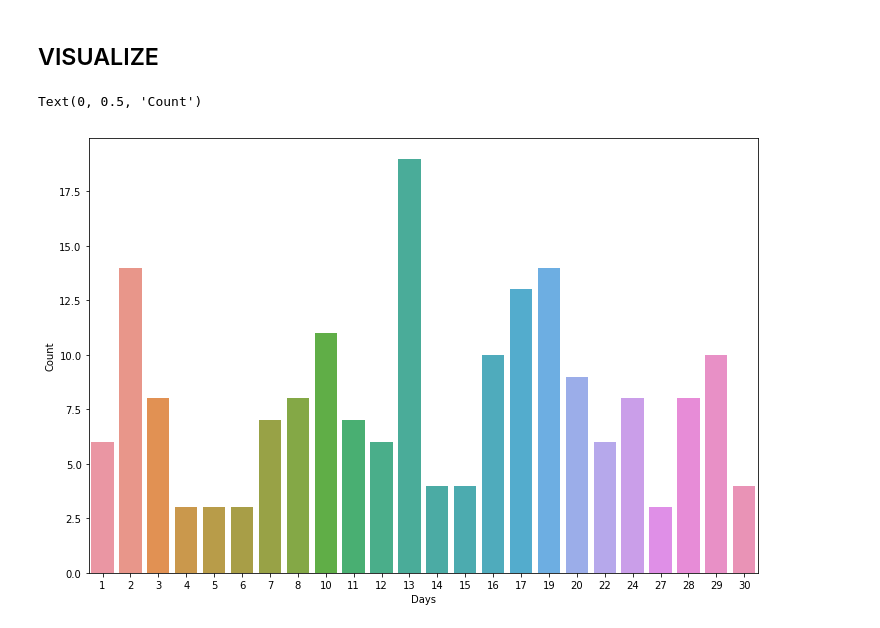
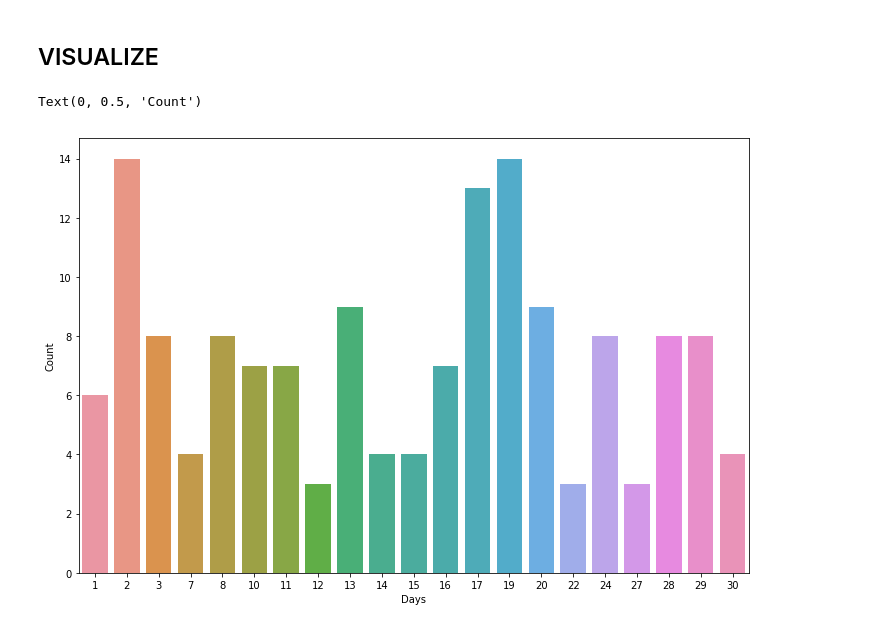
Before and after one commit to lcarcamo1526/Interview-Question, a Jupyter notebook: Interview.ipynb, the cells around one changed output. Saved outputs shown, nothing was run; the diff lists cells and outputs as text; code cells hidden in the pictures.

```diff
--- a/Interview.ipynb
+++ b/Interview.ipynb
@@ -152,10 +248,12 @@ class Reports:
 ### Main
 # %%
 report = Reports()
+report.set_dreturn()
+report.set_sma_5()
+
 report.set_true_range()
 report.data["TR"][1]=report.data.loc[:,["TR"]].median()
 report.set_avg_5th_range()
-
-current_TR = report.data["TR"][-1]
-avg_tr = report.average_true_range(5)
-daily_return = report.daily_return(5)
+report.set_dreturn_sma5()
+report.set_TR_ATR()
+report.set_output_question()
@@ -223,2 +325,2 @@ result
 # %%
-result = report.optimize(2,"tr")
+result = report.optimize(3,"tr")
@@ -284,6 +401,7 @@ cln = Cleanner()
 # %%
 data = cln.show_data()
 # %%
+### Sort dictionary by higher frequency
 def sort_dict(mydict):
     result = {}
     for key, value in sorted(mydict.items(), key=lambda item: item[1],reverse=True):
@@ -291,7 +409,7 @@ def sort_dict(mydict):
 
     return result
 
-#Get the higher num of repeated data
+### Takes n days with the highest frequency in history, for example 4, Take the 4 most repeated days in history per month
 def optimize(num):
     info = cln.show_data()
     result = {}
@@ -306,7 +424,7 @@ def optimize(num):
 
             count[days[i]] = values[i]
             #print(values[i])
-
+        3
         result[row[0]] = count
 
 
@@ -331,27 +451,34 @@ optimize(3)
 # %% [markdown]
 ## VISUALIZE
 # %%
-### Count the number of times a date is repeated
+### Count the number of times a date is repeated in the history but not sorted by month
 ### Num: num values that most repeated
-def count_days(num):
+def count_days_by_history(num):
+    #init dictionary
     result = {}
+    #Dictionary with the n most repeated dates
     info = optimize(num)
     for val in info:
         for elem in info[val]:
+            #Add how many times the day has repetead
             if elem in result:
                 result[elem]+=  info[val][elem]
+                #if the day is not in the dicitionary add a new entry with the date
             else:
                 result[elem] = info[val][elem]
-
+    #Return a sorted dictionary with day as key and number of times repeated as value
     return sort_dict(result)
 # %%
-result = count_days(4)
+#Count how many times the 3 most common days has been repeated along the history
+result = count_days_by_history(3)
+#Store the days in a list
 days = list(result.keys())
+#Store the number of times repeated
 count = list(result.values())
 plt.figure(figsize=(12,8))
 sns.barplot(x=days,y=count)
 plt.xlabel("Days")
 plt.ylabel("Count")
 # %% [output]
 Text(0, 0.5, 'Count')
-[figure, old version]
+[figure, new version]
```
Also changed, not shown: parts of 17 cells of this notebook.
